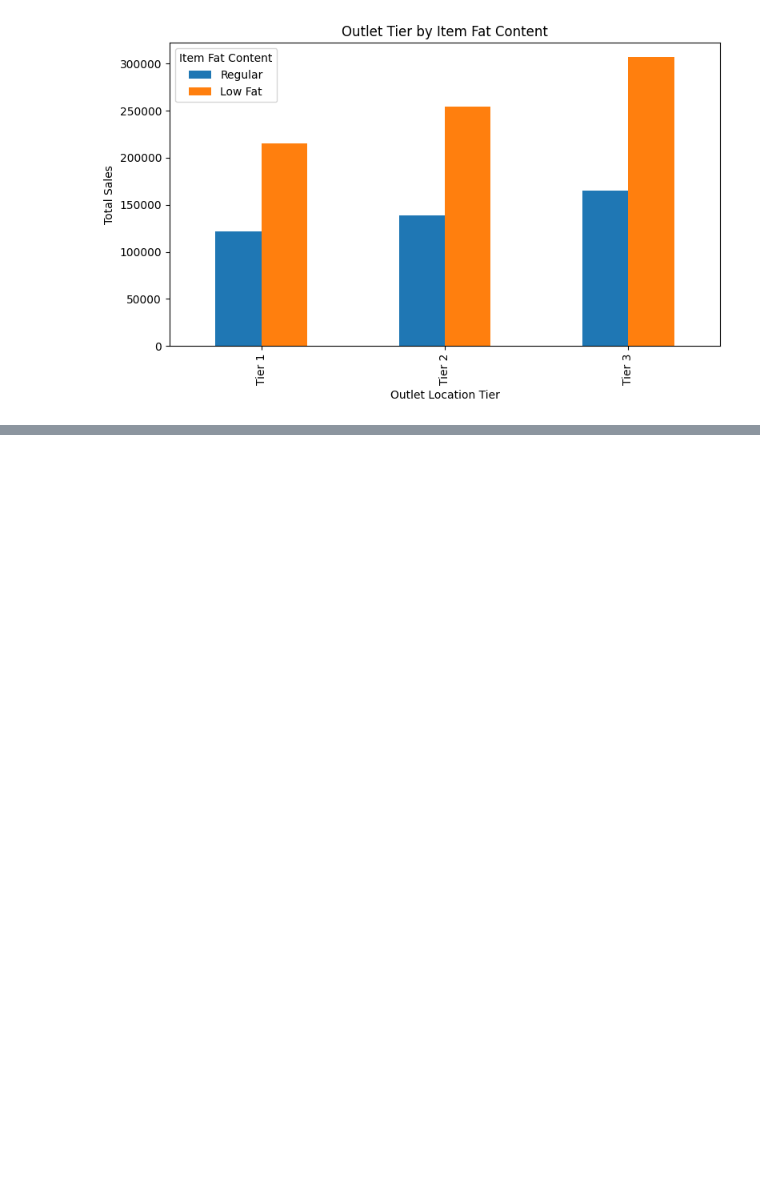
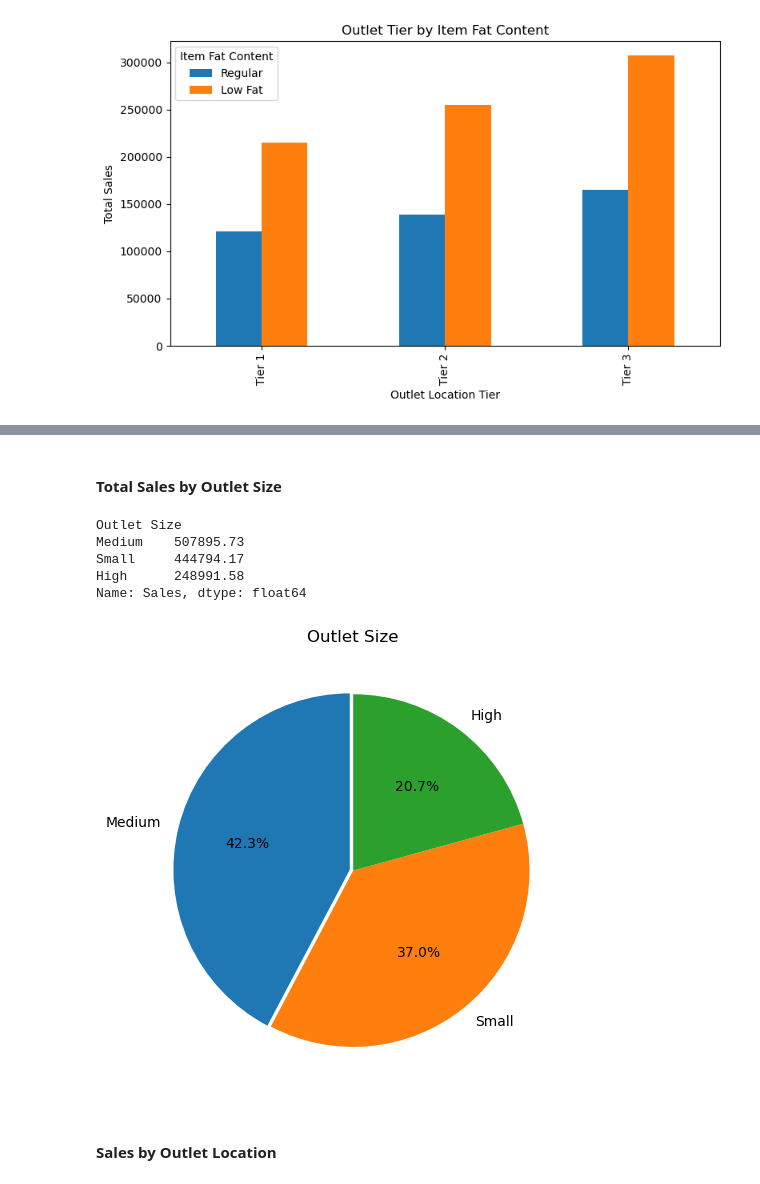
Before and after one commit to Priyanshu-Debugs/Data-Analysis-Project, a Jupyter notebook: Blinkit-Sales-Analysis/data_analysis_blinkit.ipynb, the cells around one changed output, grey strips where cells are left out. Drawn from its saved outputs; the diff is of its cells as text; code cells hidden in the pictures; blank space fills up the shorter version.

```diff
--- a/Blinkit-Sales-Analysis/data_analysis_blinkit.ipynb
+++ b/Blinkit-Sales-Analysis/data_analysis_blinkit.ipynb
@@ -186,0 +219,21 @@ plt.show()
+# %% [markdown]
+#### **Total Sales by Outlet Size**
+# %%
+sales_by_outlet_size = df.groupby(['Outlet Size'])['Sales'].sum().sort_values(ascending=False)
+print(round(sales_by_outlet_size, 2))
+# %% [output]
+Outlet Size
+Medium    507895.73
+Small     444794.17
+High      248991.58
+Name: Sales, dtype: float64
+# %%
+plt.figure(figsize=(5,5))
+plt.pie(sales_by_outlet_size, autopct='%1.1f%%',labels=sales_by_outlet_size.index, startangle=90, explode=[0.02,0,0])
+plt.title("Outlet Size")
+plt.tight_layout()
+plt.show()
+# %% [output]
+[figure, added]
+# %% [markdown]
+#### **Sales by Outlet Location**
```
Also changed, not shown: parts of 8 cells of this notebook.
